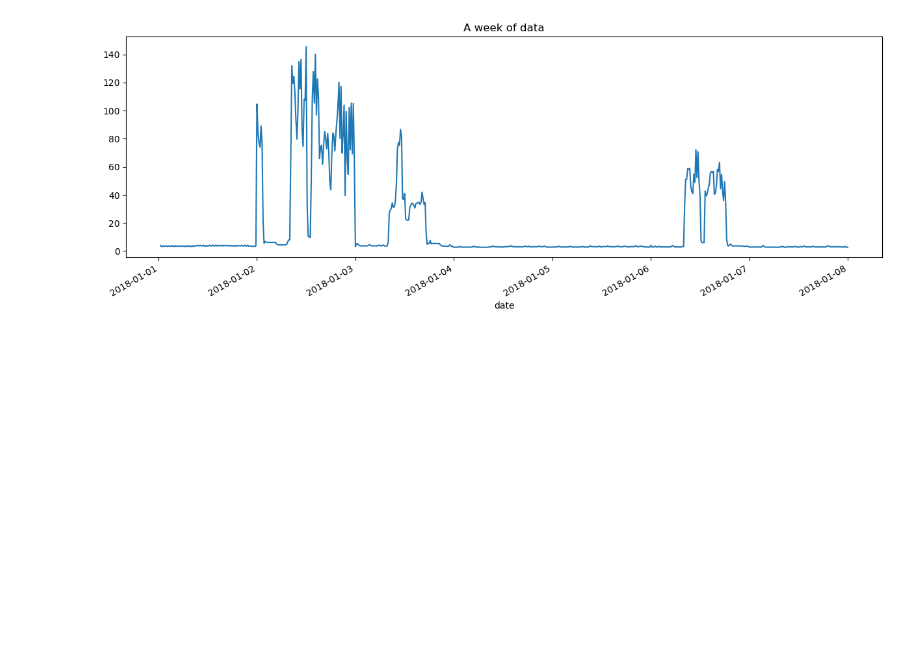
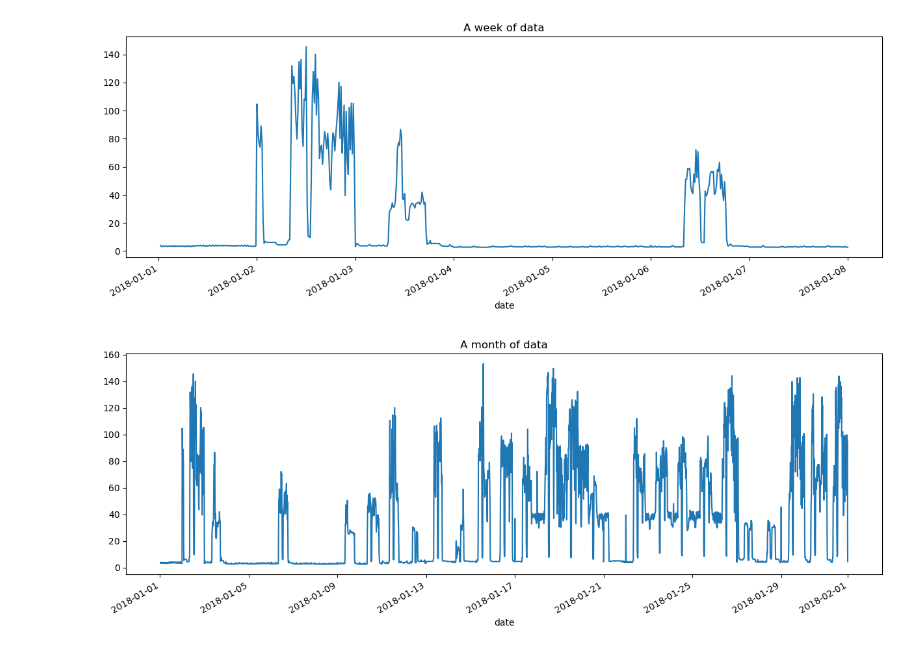
Before and after one commit to wyx-smrf/Windows-Misc, a Jupyter notebook: Steel Industry/processing.ipynb, the cells around one changed output. Drawn from its saved outputs; the diff is of its cells as text; code cells hidden in the pictures; blank space fills up the shorter version.

```diff
--- a/Steel Industry/processing.ipynb
+++ b/Steel Industry/processing.ipynb
@@ -103,3 +98,14 @@ def plot_one_week_ts(dataframe, figsize, y_colname, starting_datetime, ending_da
 plot_one_week_ts(**params)
 # %% [output]
 [figure]
+# %%
+om_params = {'dataframe': df,
+          'figsize': (15,5),
+          'y_colname': 'Usage_kWh',
+          'starting_datetime': '2018-01-01 00:15:00',
+          'ending_datetime': '2018-02-01 00:15:00',
+          'title': 'A month of data'}
+
+plot_one_week_ts(**om_params)
+# %% [output]
+[figure, added]
```
Also changed, not shown: parts of 11 cells of this notebook, 3 other files.
